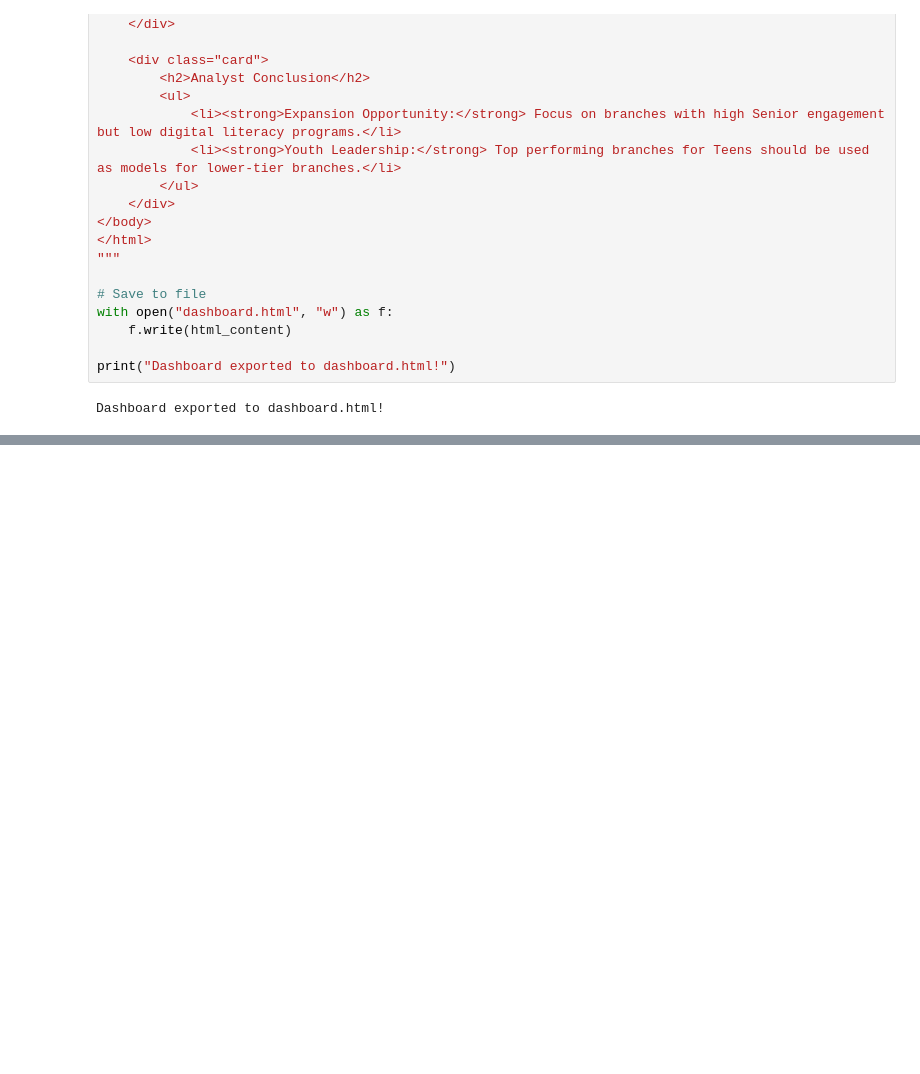
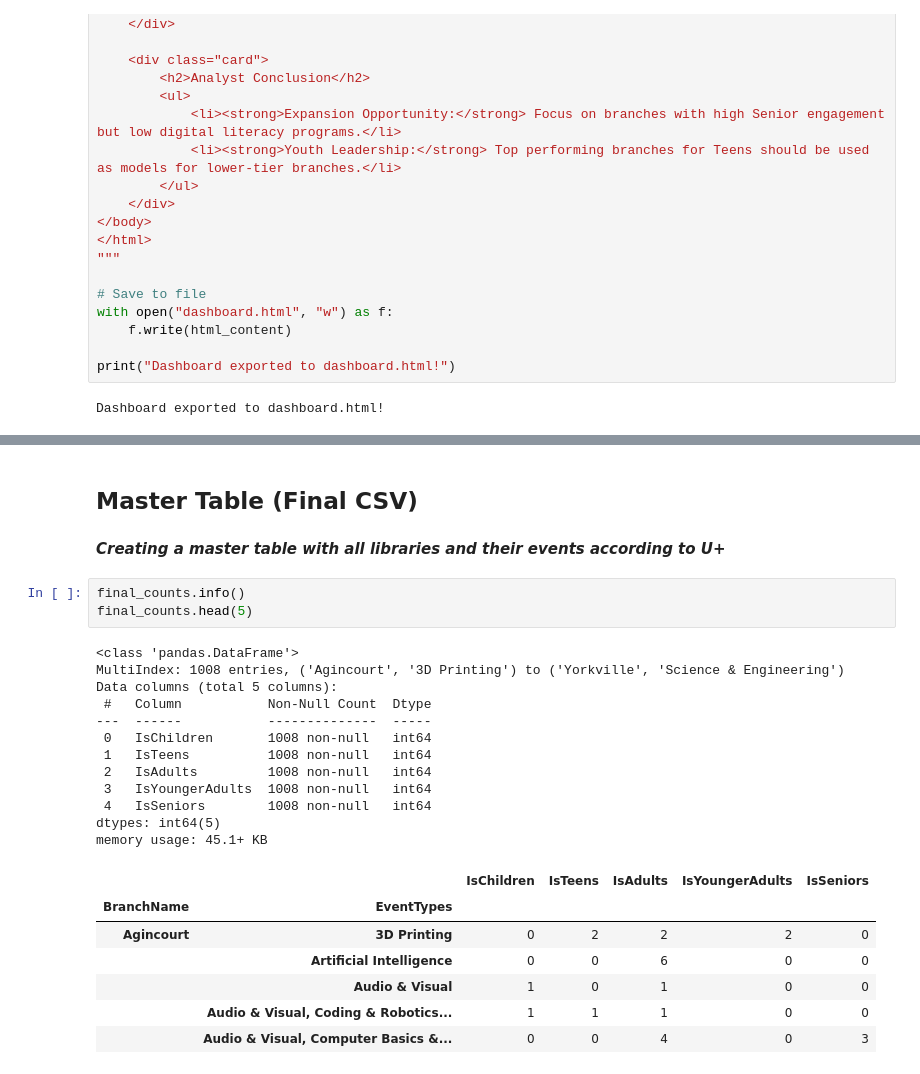
Before and after one commit to EdenKhazma/UVolunteer, a Jupyter notebook: TLPP-Dashboard/final_notes.ipynb, the cells around one changed output, grey strips where cells are left out. Drawn from its saved outputs; the diff is of its cells as text; blank space fills up the shorter version.

```diff
--- a/TLPP-Dashboard/final_notes.ipynb
+++ b/TLPP-Dashboard/final_notes.ipynb
@@ -1122,0 +1194,27 @@ Success! Open ' DA-08_Eden_ProjectFile.html' in your browser.
+# %% [markdown]
+## Master Table (Final CSV)
+# %% [markdown]
+***Creating a master table with all libraries and their events according to U+***
+# %%
+final_counts.info()
+final_counts.head(5)
+# %% [output]
+<class 'pandas.DataFrame'>
+MultiIndex: 1008 entries, ('Agincourt', '3D Printing') to ('Yorkville', 'Science & Engineering')
+Data columns (total 5 columns):
+ #   Column           Non-Null Count  Dtype
+---  ------           --------------  -----
+ 0   IsChildren       1008 non-null   int64
+ 1   IsTeens          1008 non-null   int64
+ 2   IsAdults         1008 non-null   int64
+ 3   IsYoungerAdults  1008 non-null   int64
+ 4   IsSeniors        1008 non-null   int64
+dtypes: int64(5)
+memory usage: 45.1+ KB
+|  |  | IsChildren | IsTeens | IsAdults | IsYoungerAdults | IsSeniors |
+| BranchName | EventTypes |  |  |  |  |  |
+| Agincourt | 3D Printing | 0 | 2 | 2 | 2 | 0 |
+|  | Artificial Intelligence | 0 | 0 | 6 | 0 | 0 |
+|  | Audio & Visual | 1 | 0 | 1 | 0 | 0 |
+|  | Audio & Visual, Coding & Robotics... | 1 | 1 | 1 | 0 | 0 |
+|  | Audio & Visual, Computer Basics &... | 0 | 0 | 4 | 0 | 3 |
```
Also changed, not shown: parts of 27 cells of this notebook, 3 other files.
